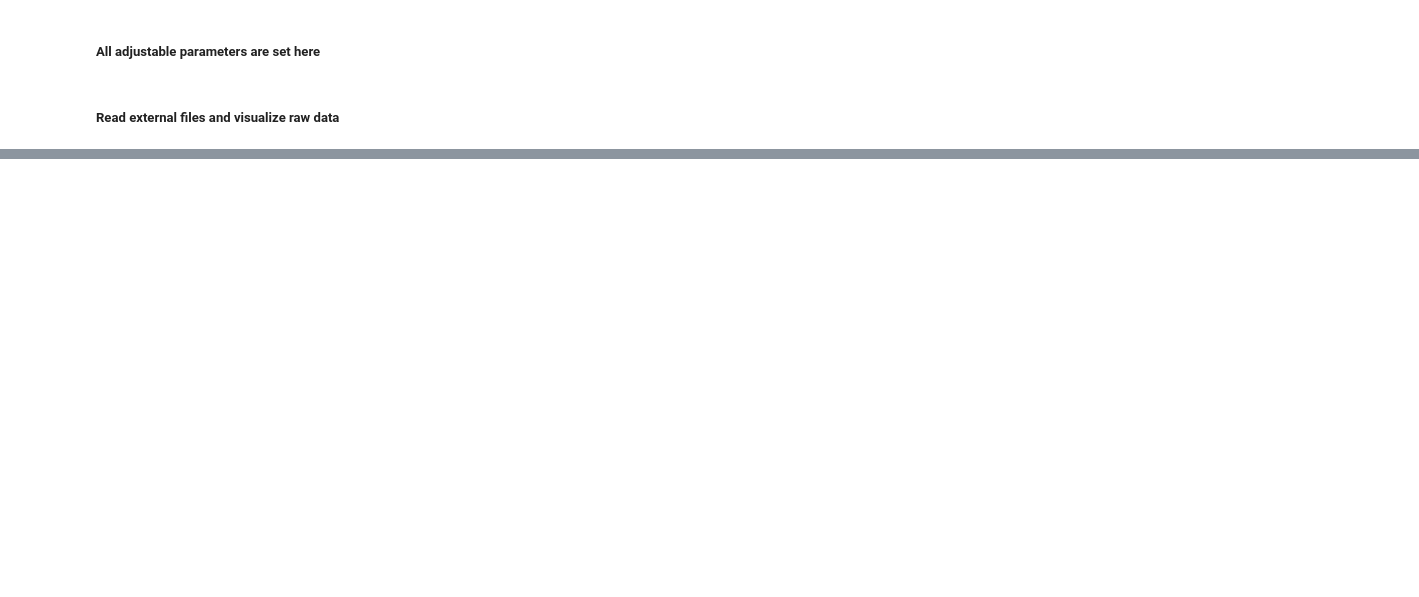
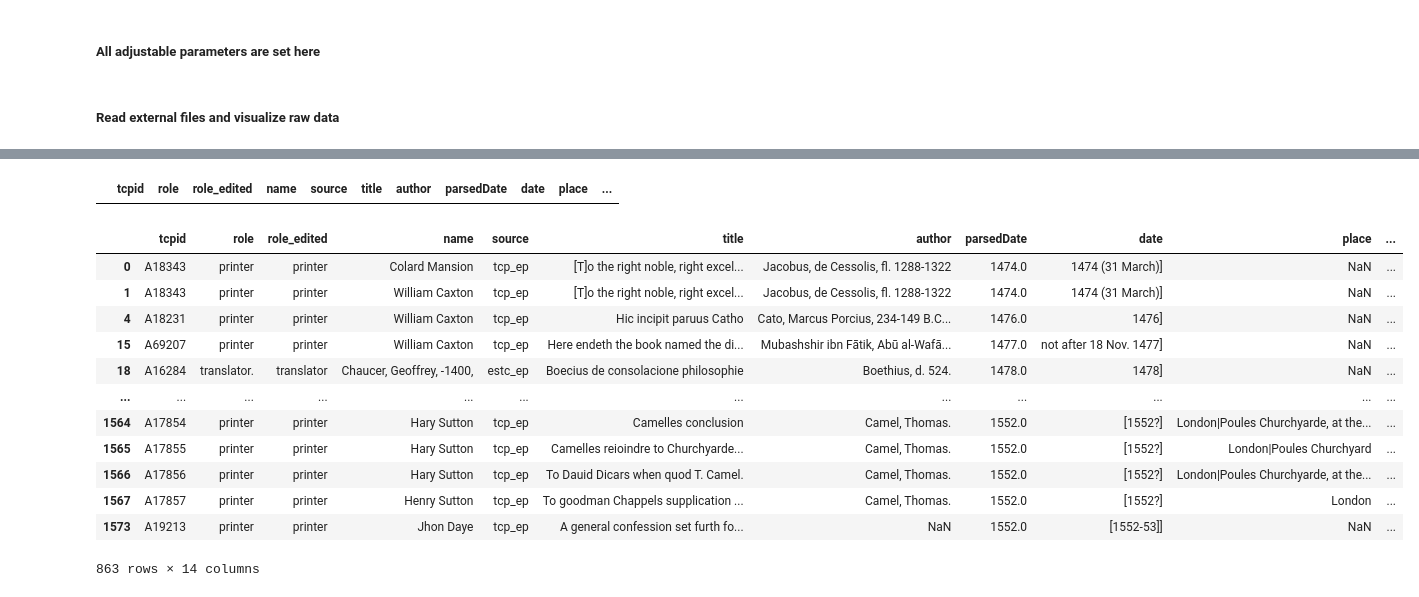
Before and after one commit to ABasu/earlyprint, a Jupyter notebook: ep_printer_metadata_production.ipynb, the cells around one changed output, grey strips where cells are left out. Drawn from its saved outputs; the diff is of its cells as text; code cells hidden in the pictures; blank space fills up the shorter version.

```diff
--- a/ep_printer_metadata_production.ipynb
+++ b/ep_printer_metadata_production.ipynb
@@ -354,0 +380,20 @@ tdf[tdf['parsedDate'].apply(lambda x: isinstance(x, str))]
+# %%
+df_unresolved_name
+# %% [output]
+|  | tcpid | role | role_edited | name | source | title | author | parsedDate | date | place | ... |
+# %%
+df
+# %% [output]
+|  | tcpid | role | role_edited | name | source | title | author | parsedDate | date | place | ... |
+| 0 | A18343 | printer | printer | Colard Mansion | tcp_ep | [T]o the right noble, right excel... | Jacobus, de Cessolis, fl. 1288-1322 | 1474.0 | 1474 (31 March)] | NaN | ... |
+| 1 | A18343 | printer | printer | William Caxton | tcp_ep | [T]o the right noble, right excel... | Jacobus, de Cessolis, fl. 1288-1322 | 1474.0 | 1474 (31 March)] | NaN | ... |
+| 4 | A18231 | printer | printer | William Caxton | tcp_ep | Hic incipit paruus Catho | Cato, Marcus Porcius, 234-149 B.C... | 1476.0 | 1476] | NaN | ... |
+| 15 | A69207 | printer | printer | William Caxton | tcp_ep | Here endeth the book named the di... | Mubashshir ibn Fātik, Abū al-Wafā... | 1477.0 | not after 18 Nov. 1477] | NaN | ... |
+| 18 | A16284 | translator. | translator | Chaucer, Geoffrey, -1400, | estc_ep | Boecius de consolacione philosophie | Boethius, d. 524. | 1478.0 | 1478] | NaN | ... |
+| ... | ... | ... | ... | ... | ... | ... | ... | ... | ... | ... | ... |
+| 1564 | A17854 | printer | printer | Hary Sutton | tcp_ep | Camelles conclusion | Camel, Thomas. | 1552.0 | [1552?] | London|Poules Churchyarde, at the... | ... |
+| 1565 | A17855 | printer | printer | Hary Sutton | tcp_ep | Camelles reioindre to Churchyarde... | Camel, Thomas. | 1552.0 | [1552?] | London|Poules Churchyard | ... |
+| 1566 | A17856 | printer | printer | Hary Sutton | tcp_ep | To Dauid Dicars when quod T. Camel. | Camel, Thomas. | 1552.0 | [1552?] | London|Poules Churchyarde, at the... | ... |
+| 1567 | A17857 | printer | printer | Henry Sutton | tcp_ep | To goodman Chappels supplication ... | Camel, Thomas. | 1552.0 | [1552?] | London | ... |
+| 1573 | A19213 | printer | printer | Jhon Daye | tcp_ep | A general confession set furth fo... | NaN | 1552.0 | [1552-53]] | NaN | ... |
+863 rows × 14 columns
```
Also changed, not shown: parts of 12 cells of this notebook, 1 other file.
